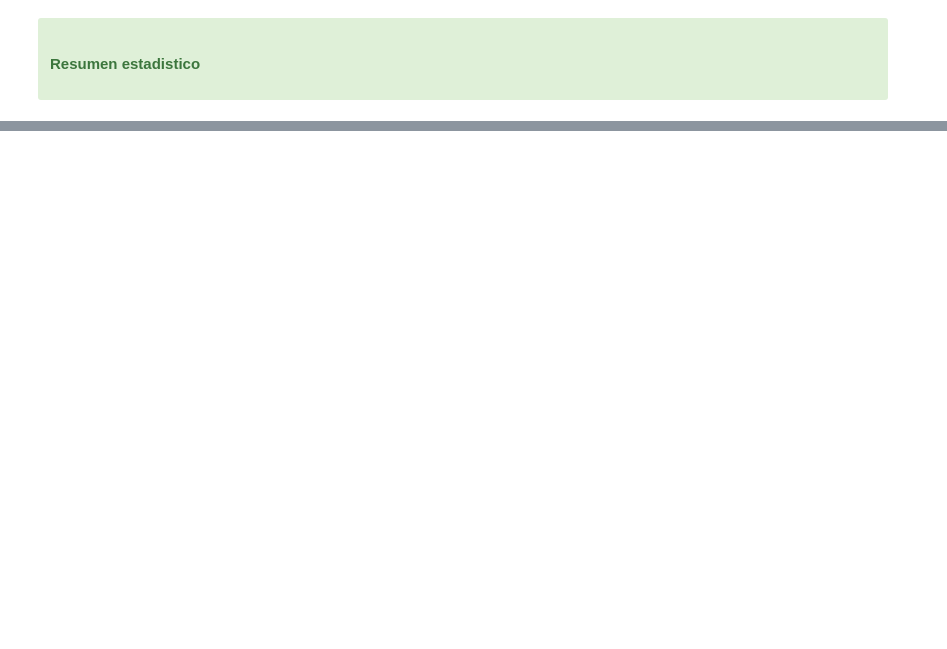
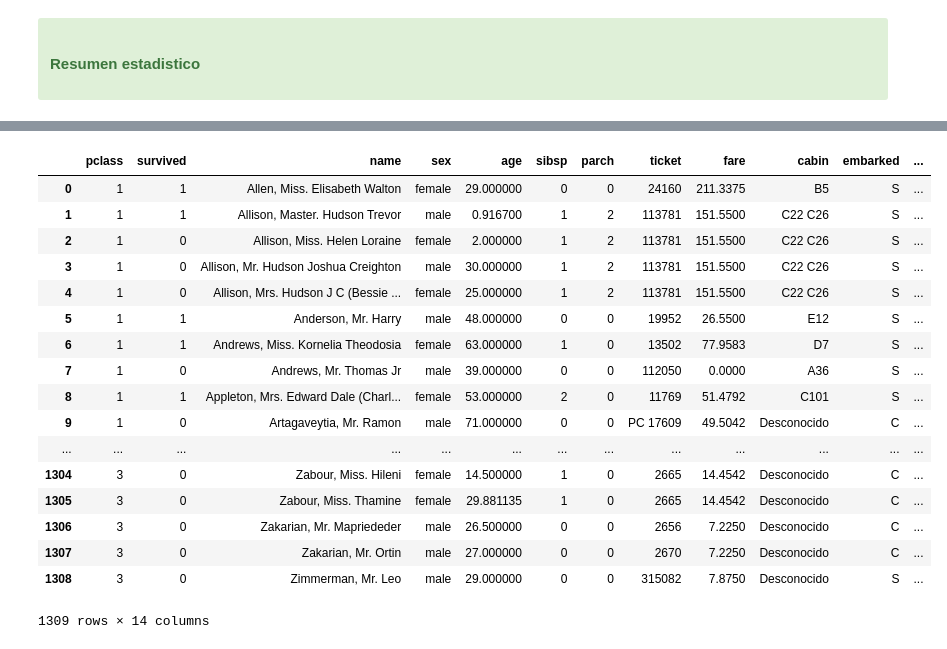
Before and after one commit to Byhako/cursoUdemyAI, a Jupyter notebook: notebooks/Limpieza_de_datos.ipynb, the cells around one changed output, grey strips where cells are left out. Cells and saved outputs as stored; diff of their text form; code cells hidden in the pictures; blank space fills up the shorter version.

```diff
--- a/notebooks/Limpieza_de_datos.ipynb
+++ b/notebooks/Limpieza_de_datos.ipynb
@@ -234,0 +278,33 @@ dtype: object
+# %%
+data4 = titanic_df
+keys = data4.columns.values
+types = data4.dtypes
+# %%
+# Reemplazo nulos numericos con el promedio, y los demas con 'Desconocido'
+for i in range(len(keys)):
+    if (types[i] == np.dtype('O')):
+        data4[keys[i]] = data4[keys[i]].fillna('Desconocido')
+    else:
+        prom = data4[keys[i]].mean()
+        data4[keys[i]] = data4[keys[i]].fillna(prom)
+
+data4
+# %% [output]
+|  | pclass | survived | name | sex | age | sibsp | parch | ticket | fare | cabin | embarked | ... |
+| 0 | 1 | 1 | Allen, Miss. Elisabeth Walton | female | 29.000000 | 0 | 0 | 24160 | 211.3375 | B5 | S | ... |
+| 1 | 1 | 1 | Allison, Master. Hudson Trevor | male | 0.916700 | 1 | 2 | 113781 | 151.5500 | C22 C26 | S | ... |
+| 2 | 1 | 0 | Allison, Miss. Helen Loraine | female | 2.000000 | 1 | 2 | 113781 | 151.5500 | C22 C26 | S | ... |
+| 3 | 1 | 0 | Allison, Mr. Hudson Joshua Creighton | male | 30.000000 | 1 | 2 | 113781 | 151.5500 | C22 C26 | S | ... |
+| 4 | 1 | 0 | Allison, Mrs. Hudson J C (Bessie ... | female | 25.000000 | 1 | 2 | 113781 | 151.5500 | C22 C26 | S | ... |
+| 5 | 1 | 1 | Anderson, Mr. Harry | male | 48.000000 | 0 | 0 | 19952 | 26.5500 | E12 | S | ... |
+| 6 | 1 | 1 | Andrews, Miss. Kornelia Theodosia | female | 63.000000 | 1 | 0 | 13502 | 77.9583 | D7 | S | ... |
+| 7 | 1 | 0 | Andrews, Mr. Thomas Jr | male | 39.000000 | 0 | 0 | 112050 | 0.0000 | A36 | S | ... |
+| 8 | 1 | 1 | Appleton, Mrs. Edward Dale (Charl... | female | 53.000000 | 2 | 0 | 11769 | 51.4792 | C101 | S | ... |
+| 9 | 1 | 0 | Artagaveytia, Mr. Ramon | male | 71.000000 | 0 | 0 | PC 17609 | 49.5042 | Desconocido | C | ... |
+| ... | ... | ... | ... | ... | ... | ... | ... | ... | ... | ... | ... | ... |
+| 1304 | 3 | 0 | Zabour, Miss. Hileni | female | 14.500000 | 1 | 0 | 2665 | 14.4542 | Desconocido | C | ... |
+| 1305 | 3 | 0 | Zabour, Miss. Thamine | female | 29.881135 | 1 | 0 | 2665 | 14.4542 | Desconocido | C | ... |
+| 1306 | 3 | 0 | Zakarian, Mr. Mapriededer | male | 26.500000 | 0 | 0 | 2656 | 7.2250 | Desconocido | C | ... |
+| 1307 | 3 | 0 | Zakarian, Mr. Ortin | male | 27.000000 | 0 | 0 | 2670 | 7.2250 | Desconocido | C | ... |
+| 1308 | 3 | 0 | Zimmerman, Mr. Leo | male | 29.000000 | 0 | 0 | 315082 | 7.8750 | Desconocido | S | ... |
+1309 rows × 14 columns
```
Also changed, not shown: parts of 13 cells of this notebook.
